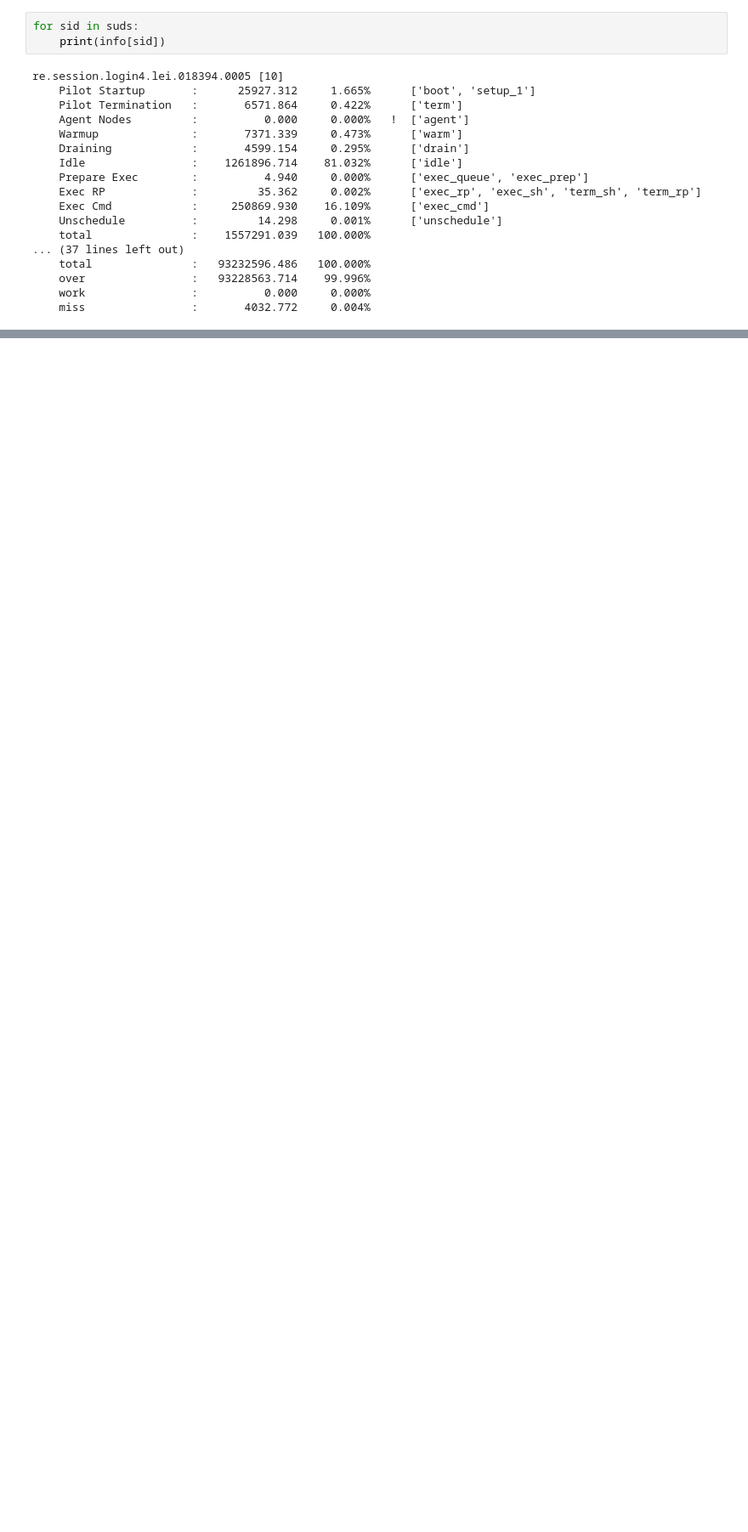
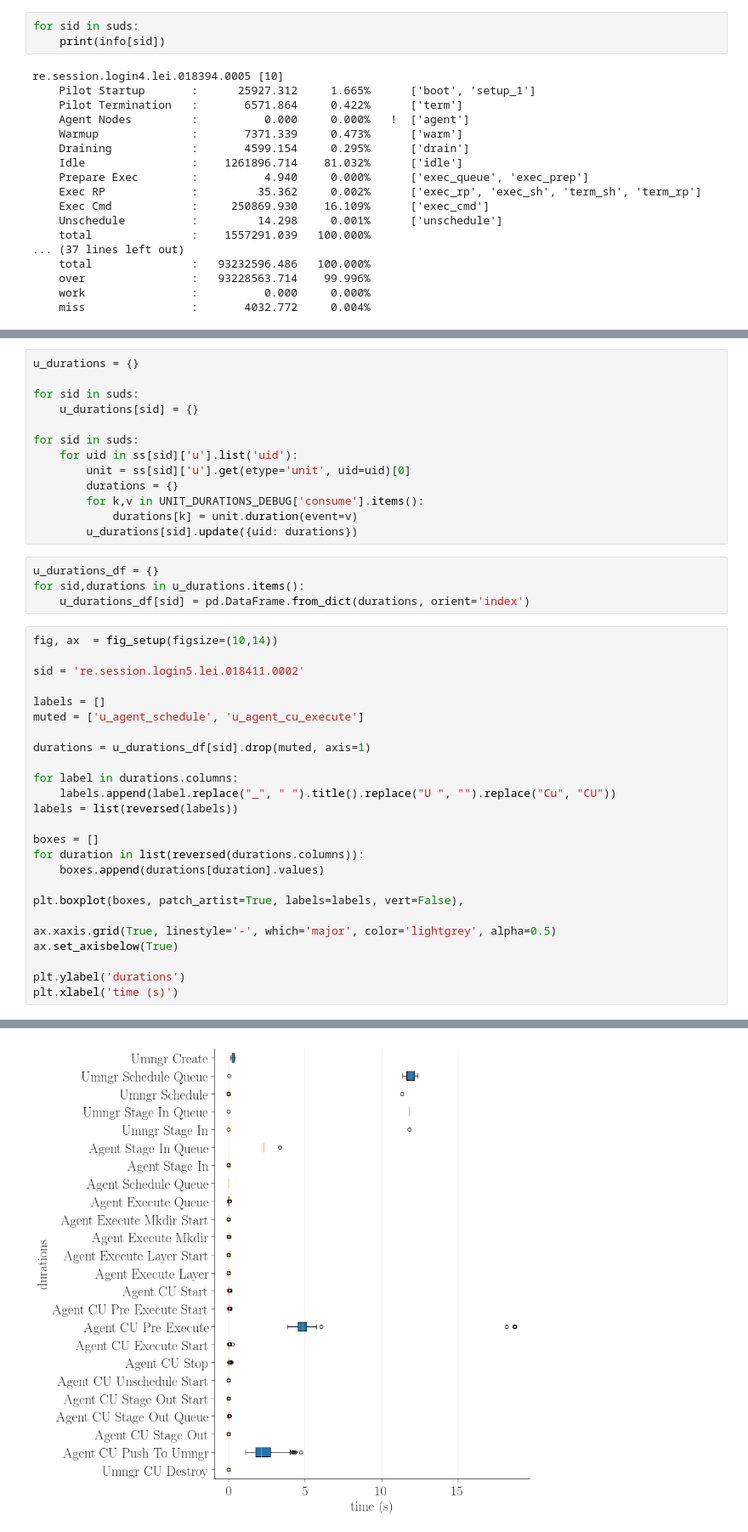
Before and after one commit to radical-experiments/hpcw-princeton, a Jupyter notebook: analysis/incite2020.ipynb, the cells around one changed output, grey strips where cells are left out. Shown: that part at 85% size. Cells and saved outputs as stored; diff of their text form; blank space fills up the shorter version.

```diff
--- a/analysis/incite2020.ipynb
+++ b/analysis/incite2020.ipynb
@@ -318,0 +383,43 @@ re.session.login4.lei.018394.0005 [10]
+# %%
+u_durations = {}
+
+for sid in suds:
+    u_durations[sid] = {}
+
+for sid in suds:
+    for uid in ss[sid]['u'].list('uid'):
+        unit = ss[sid]['u'].get(etype='unit', uid=uid)[0]
+        durations = {}
+        for k,v in UNIT_DURATIONS_DEBUG['consume'].items():
+            durations[k] = unit.duration(event=v)
+        u_durations[sid].update({uid: durations})
+# %%
+u_durations_df = {}
+for sid,durations in u_durations.items():
+    u_durations_df[sid] = pd.DataFrame.from_dict(durations, orient='index')
+# %%
+fig, ax  = fig_setup(figsize=(10,14))
+
+sid = 're.session.login5.lei.018411.0002'
+
+labels = []
+muted = ['u_agent_schedule', 'u_agent_cu_execute']
+
+durations = u_durations_df[sid].drop(muted, axis=1)
+
+for label in durations.columns:
+    labels.append(label.replace("_", " ").title().replace("U ", "").replace("Cu", "CU"))
+labels = list(reversed(labels))
+
+boxes = []
+for duration in list(reversed(durations.columns)):
+    boxes.append(durations[duration].values)
+
+plt.boxplot(boxes, patch_artist=True, labels=labels, vert=False),
+
+ax.xaxis.grid(True, linestyle='-', which='major', color='lightgrey', alpha=0.5)
+ax.set_axisbelow(True)
+
+plt.ylabel('durations')
+plt.xlabel('time (s)')
+# %% [output]
@@ -318,0 +427 @@ re.session.login4.lei.018394.0005 [10]
+[figure, added]
```
Also changed, not shown: parts of 4 cells of this notebook, 3 other files.
